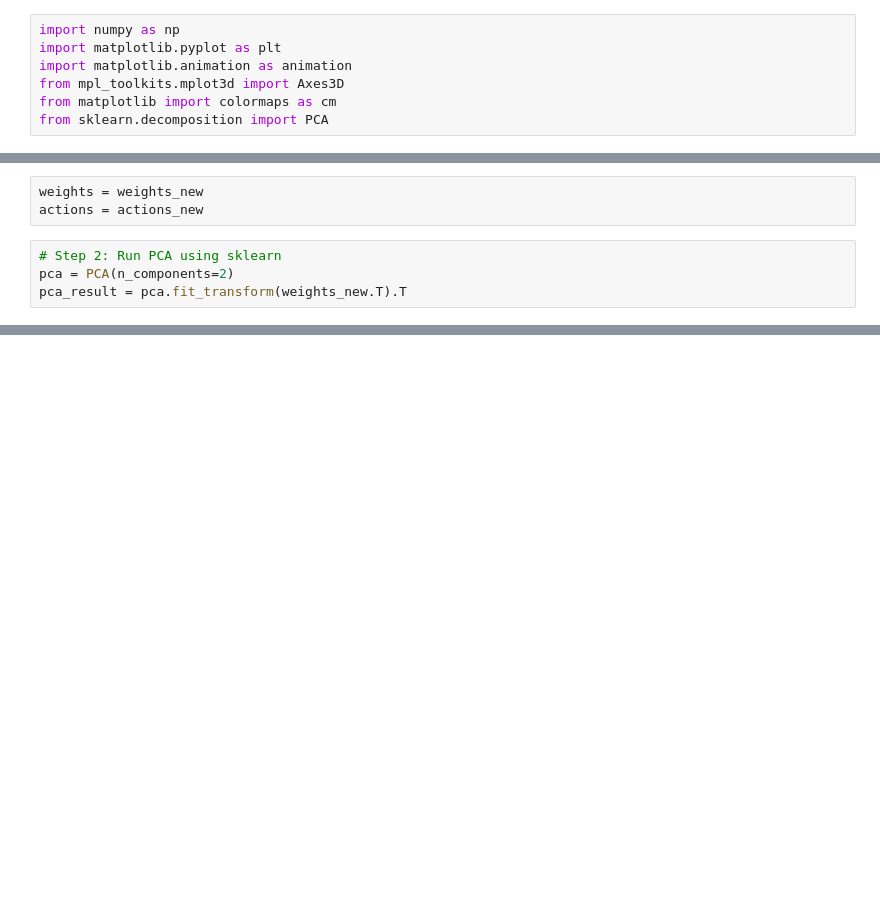
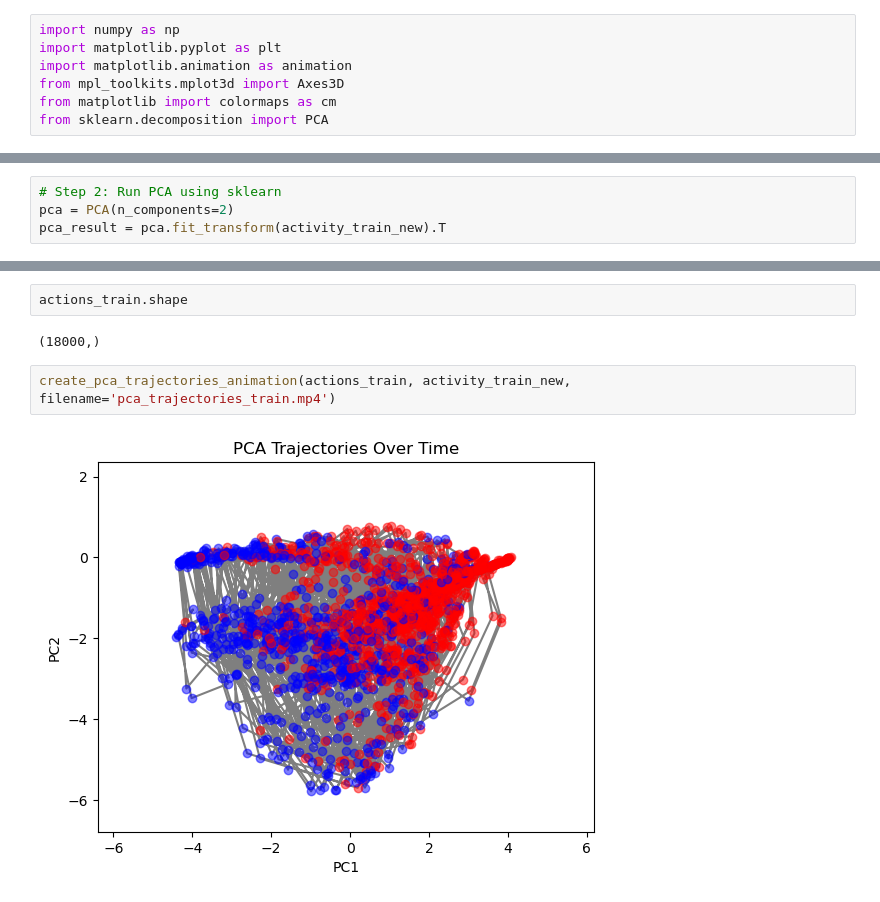
Before and after one commit to mgkumar138/nn4psych, a Jupyter notebook: notebooks/plot_pca_contextual.ipynb, the cells around one changed output, grey strips where cells are left out. Saved outputs shown, nothing was run; the diff lists cells and outputs as text; blank space fills up the shorter version.

```diff
--- a/notebooks/plot_pca_contextual.ipynb
+++ b/notebooks/plot_pca_contextual.ipynb
@@ -25 +62,5 @@ for i in range(n_epochs):
+# %%
+# Step 2: Run PCA using sklearn
+pca = PCA(n_components=2)
+pca_result = pca.fit_transform(activity_train_new).T
 # %%
@@ -32,8 +70 @@ weights_new.shape
-# %%
-weights = weights_new
-actions = actions_new
-# %%
-# Step 2: Run PCA using sklearn
-pca = PCA(n_components=2)
-pca_result = pca.fit_transform(weights_new.T).T
 # %%
@@ -94,0 +131,8 @@ KeyboardInterrupt:
+# %%
+actions_train.shape
+# %% [output]
+(18000,)
+# %%
+create_pca_trajectories_animation(actions_train, activity_train_new, filename='pca_trajectories_train.mp4')
+# %% [output]
+[figure, added]
```
Also changed, not shown: parts of 14 cells of this notebook.
